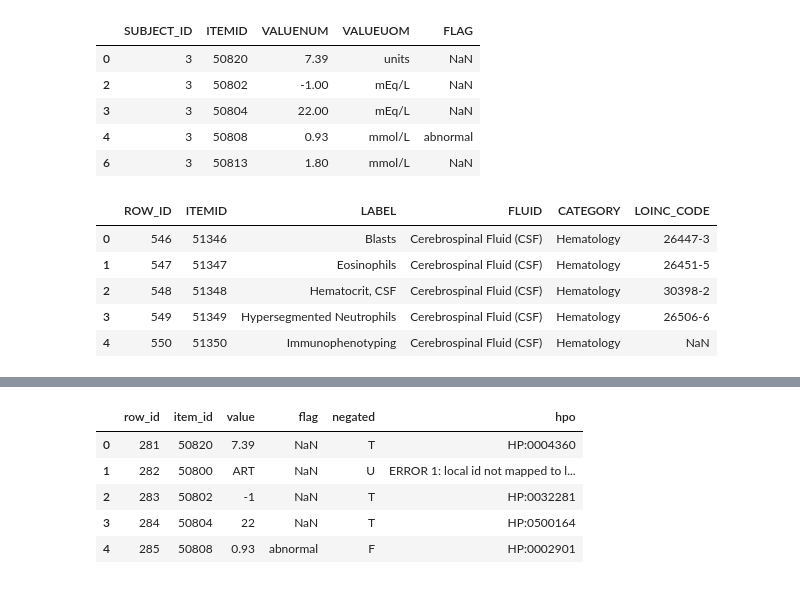
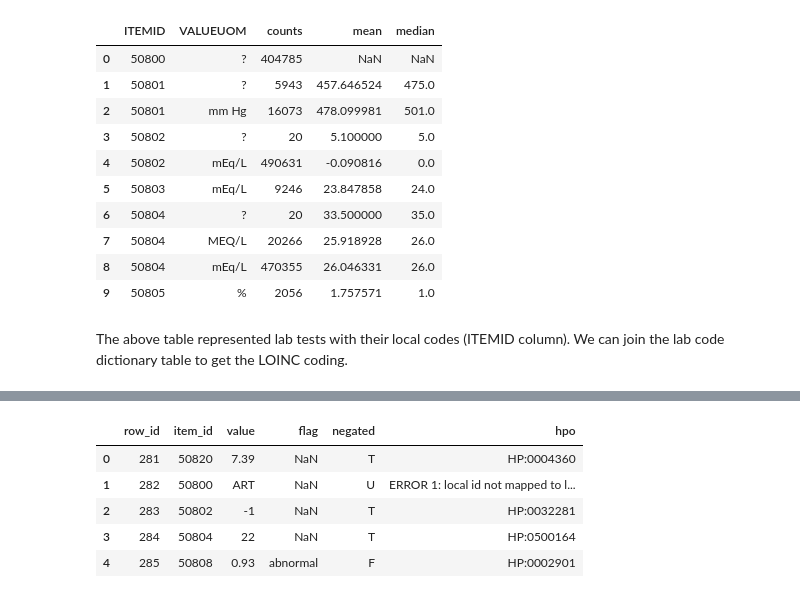
Before and after one commit to TheJacksonLaboratory/MIMIC_HPO, a Jupyter notebook: src/main/resources/EDA.ipynb, the cells around one changed output, grey strips where cells are left out. Cells and saved outputs as stored; diff of their text form; code cells hidden in the pictures.

```diff
--- a/src/main/resources/EDA.ipynb
+++ b/src/main/resources/EDA.ipynb
@@ -33,21 +30,16 @@ lab_sum.head()
-# %%
-(labevents[labevents.VALUENUM.notnull()]
- .loc[:,['SUBJECT_ID', 'ITEMID', 'VALUENUM', 'VALUEUOM', 'FLAG']]
- .head()
-)
-# %% [output]
-|  | SUBJECT_ID | ITEMID | VALUENUM | VALUEUOM | FLAG |
-| 0 | 3 | 50820 | 7.39 | units | NaN |
-| 2 | 3 | 50802 | -1.00 | mEq/L | NaN |
-| 3 | 3 | 50804 | 22.00 | mEq/L | NaN |
-| 4 | 3 | 50808 | 0.93 | mmol/L | abnormal |
-| 6 | 3 | 50813 | 1.80 | mmol/L | NaN |
-# %%
-lab_dict.head()
-# %% [output]
-|  | ROW_ID | ITEMID | LABEL | FLUID | CATEGORY | LOINC_CODE |
-| 0 | 546 | 51346 | Blasts | Cerebrospinal Fluid (CSF) | Hematology | 26447-3 |
-| 1 | 547 | 51347 | Eosinophils | Cerebrospinal Fluid (CSF) | Hematology | 26451-5 |
-| 2 | 548 | 51348 | Hematocrit, CSF | Cerebrospinal Fluid (CSF) | Hematology | 30398-2 |
-| 3 | 549 | 51349 | Hypersegmented Neutrophils | Cerebrospinal Fluid (CSF) | Hematology | 26506-6 |
-| 4 | 550 | 51350 | Immunophenotyping | Cerebrospinal Fluid (CSF) | Hematology | NaN |
+# %%
+lab_sum.head(n = 10)
+# %% [output]
+|  | ITEMID | VALUEUOM | counts | mean | median |
+| 0 | 50800 | ? | 404785 | NaN | NaN |
+| 1 | 50801 | ? | 5943 | 457.646524 | 475.0 |
+| 2 | 50801 | mm Hg | 16073 | 478.099981 | 501.0 |
+| 3 | 50802 | ? | 20 | 5.100000 | 5.0 |
+| 4 | 50802 | mEq/L | 490631 | -0.090816 | 0.0 |
+| 5 | 50803 | mEq/L | 9246 | 23.847858 | 24.0 |
+| 6 | 50804 | ? | 20 | 33.500000 | 35.0 |
+| 7 | 50804 | MEQ/L | 20266 | 25.918928 | 26.0 |
+| 8 | 50804 | mEq/L | 470355 | 26.046331 | 26.0 |
+| 9 | 50805 | % | 2056 | 1.757571 | 1.0 |
+# %% [markdown]
+The above table represented lab tests with their local codes (ITEMID column). We can join the lab code dictionary table to get the LOINC coding.
```
Also changed, not shown: parts of 22 cells of this notebook.
